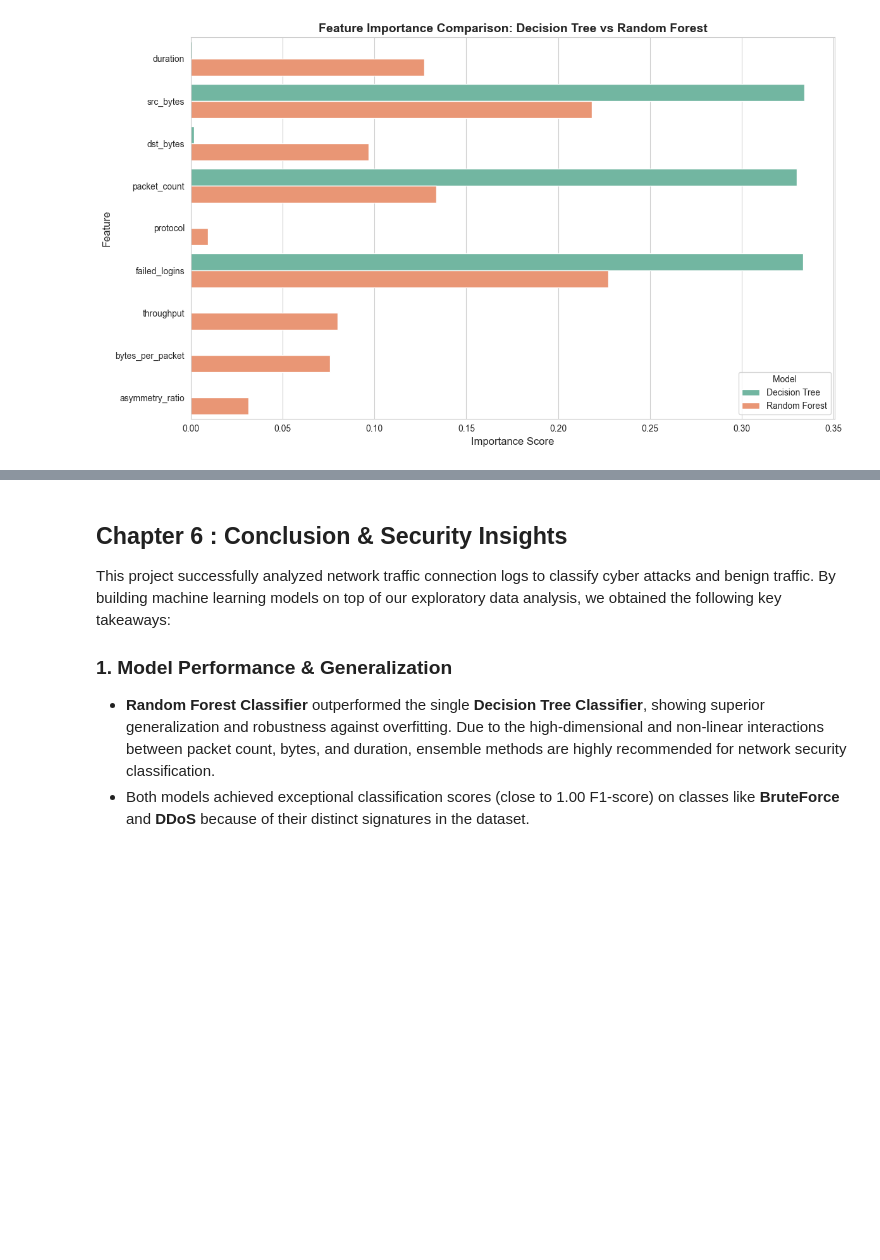
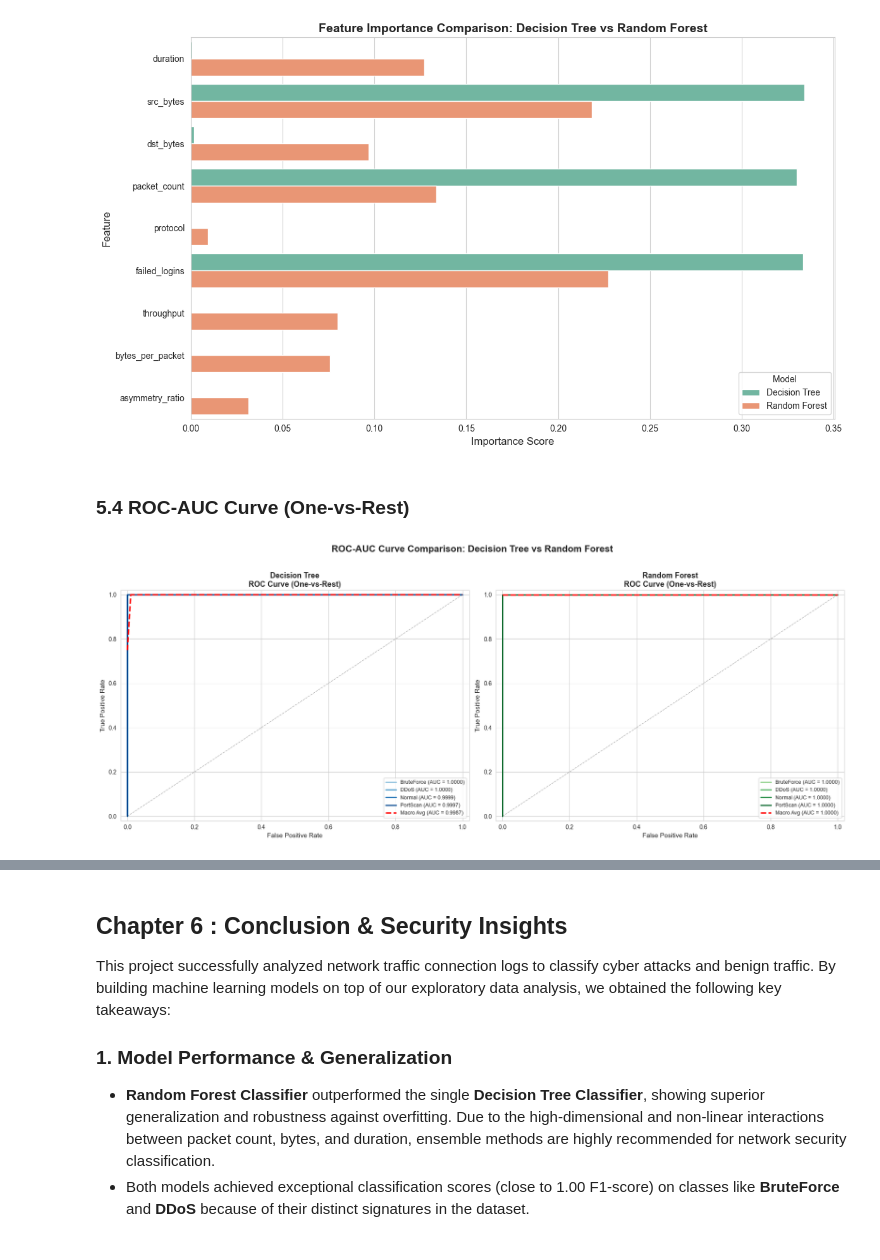
Before and after one commit to fathirrizkifadillah/Cyber-Security-Attack, a Jupyter notebook: main.ipynb, the cells around one changed output, grey strips where cells are left out. Drawn from its saved outputs; the diff is of its cells as text; code cells hidden in the pictures; blank space fills up the shorter version.

```diff
--- a/main.ipynb
+++ b/main.ipynb
@@ -1151,3 +1151,68 @@ plt.savefig(
 plt.show()
 # %% [output]
 [figure]
+# %% [markdown]
+### 5.4 ROC-AUC Curve (One-vs-Rest)
+# %%
+from sklearn.metrics import roc_curve, auc
+from sklearn.preprocessing import label_binarize
+
+# Binarize the labels for OvR ROC
+classes = np.unique(y_test)
+y_test_bin = label_binarize(y_test, classes=classes)
+n_classes = y_test_bin.shape[1]
+
+# Get probability scores
+dt_proba = dt_model.predict_proba(X_test_scaled)
+rf_proba = rf_model.predict_proba(X_test_scaled)
+
+# Color palette
+colors = plt.cm.Set2(np.linspace(0, 1, n_classes))
+
+fig, axes = plt.subplots(1, 2, figsize=(18, 7))
+models = [
+    ('Decision Tree', dt_proba, axes[0], 'Blues'),
+    ('Random Forest', rf_proba, axes[1], 'Greens')
+]
+
+for model_name, y_proba, ax, cmap_name in models:
+    cmap_colors = plt.cm.get_cmap(cmap_name)(np.linspace(0.4, 0.9, n_classes))
+
+    all_fpr = []
+    all_tpr = []
+
+    for i in range(n_classes):
+        fpr, tpr, _ = roc_curve(y_test_bin[:, i], y_proba[:, i])
+        roc_auc = auc(fpr, tpr)
+        ax.plot(fpr, tpr, color=cmap_colors[i], linewidth=2,
+                label=f'{le.classes_[i]} (AUC = {roc_auc:.4f})')
+        all_fpr.append(fpr)
+        all_tpr.append(tpr)
+
+    # Macro average
+    all_fpr_grid = np.linspace(0, 1, 100)
+    mean_tpr = np.mean([np.interp(all_fpr_grid, fpr, tpr)
+                        for fpr, tpr in zip(all_fpr, all_tpr)], axis=0)
+    macro_auc = auc(all_fpr_grid, mean_tpr)
+    ax.plot(all_fpr_grid, mean_tpr, color='red', linewidth=2.5, linestyle='--',
+            label=f'Macro Avg (AUC = {macro_auc:.4f})')
+
+    # Diagonal
+    ax.plot([0, 1], [0, 1], 'k--', alpha=0.3, linewidth=1)
+
+    ax.set_title(f'{model_name}\nROC Curve (One-vs-Rest)', fontsize=13, fontweight='bold')
+    ax.set_xlabel('False Positive Rate', fontsize=11)
+    ax.set_ylabel('True Positive Rate', fontsize=11)
+    ax.legend(loc='lower right', fontsize=9)
+    ax.set_xlim([-0.02, 1.02])
+    ax.set_ylim([-0.02, 1.02])
+
+plt.suptitle('ROC-AUC Curve Comparison: Decision Tree vs Random Forest',
+             fontsize=16, fontweight='bold', y=1.02)
+plt.tight_layout()
+
+filepath = os.path.join('img', 'roc_auc_curve_comparison.png')
+plt.savefig(filepath, dpi=300, bbox_inches='tight')
+plt.show()
+# %% [output]
+[figure, added]
```
Also changed, not shown: parts of 1 cell of this notebook, 1 other file.
